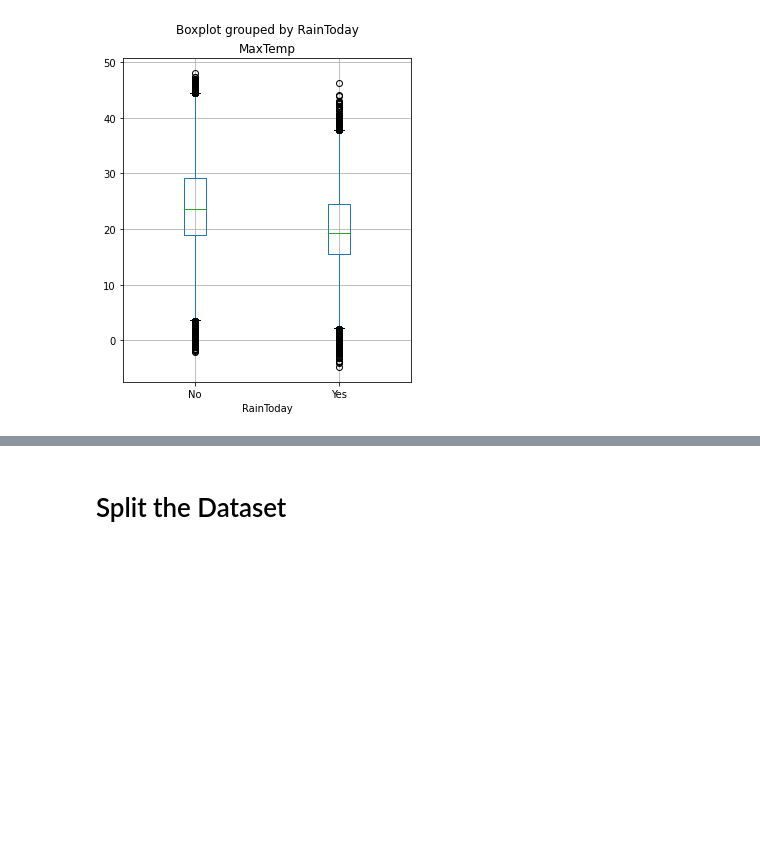
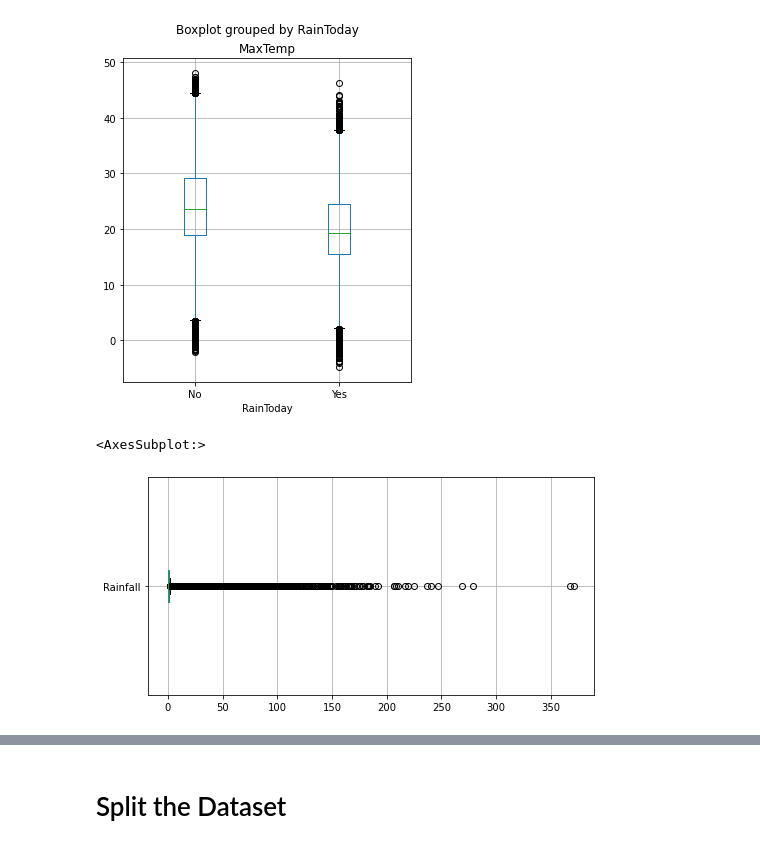
Before and after one commit to sandamaligeethika/ML_Assignment2_IT19120058_IT19120294_IT19147956, a Jupyter notebook: Assignment2.ipynb, the cells around one changed output, grey strips where cells are left out. Cells and saved outputs as stored; diff of their text form; code cells hidden in the pictures; blank space fills up the shorter version.

```diff
--- a/Assignment2.ipynb
+++ b/Assignment2.ipynb
@@ -114,0 +104,4 @@ dataset
+# %%
+raindata = dataset.copy()
+# %%
+raindata = raindata [['MinTemp', 'MaxTemp','Rainfall','WindSpeed9am','WindSpeed3pm','Humidity9am','Humidity3pm', 'Pressure9am','Pressure3pm','Temp9am','Temp3pm','RainToday','RainTomorrow']]
@@ -122,3 +132,9 @@ dataset.boxplot(column='MaxTemp', by='RainToday', figsize=(5,6))
 # %% [output]
 <AxesSubplot:title={'center':'MaxTemp'}, xlabel='RainToday'>
 [figure]
+# %%
+# Generating a boxplot for single column
+raindata.boxplot(column='Rainfall', figsize=(8,4), vert=False)
+# %% [output]
+<AxesSubplot:>
+[figure, added]
```
Also changed, not shown: parts of 26 cells of this notebook.
